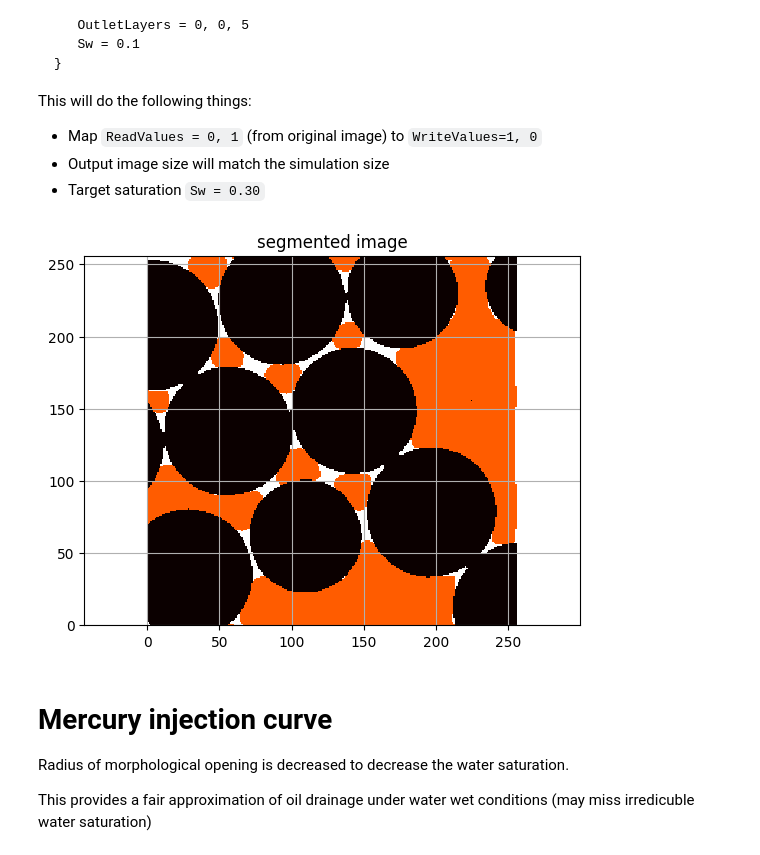
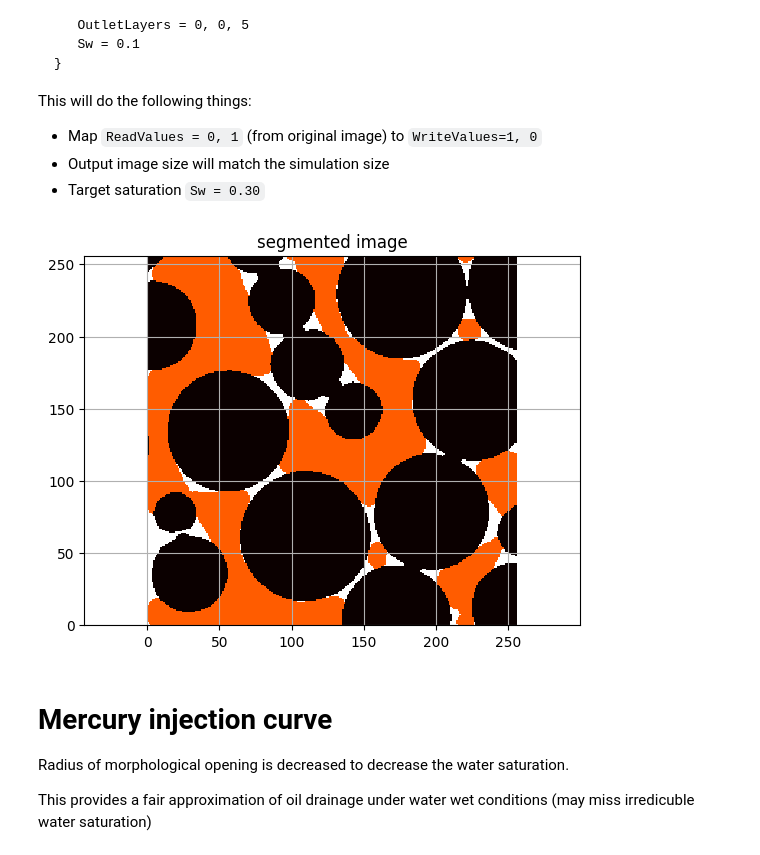
Before and after one commit to thoth291/porescale_quantification_workshop, a Jupyter notebook: tutorial/1C_Morphological_McClure.ipynb, the cells around one changed output. Saved outputs shown, nothing was run; the diff lists cells and outputs as text; code cells hidden in the pictures.

```diff
--- a/tutorial/1C_Morphological_McClure.ipynb
+++ b/tutorial/1C_Morphological_McClure.ipynb
@@ -107,19 +107,19 @@ This will do the following things:
 # %%
 def PlotMorphImage(input_file) :
     ID=tifffile.imread(input_file)
-    slice=int(Nz/2)
     plt.figure(2)
     plt.title('segmented image')
-    plt.pcolormesh(ID[slice,:,:],cmap='hot')
+    plt.pcolormesh(ID[100,:,:],cmap='hot')
     plt.xlabel('')
     plt.ylabel('')
     plt.grid(True)
     plt.axis('equal')
     plt.show()
 
+
 PlotMorphImage("../data/morphdrain/segmented_bead_pack_256_morphdrain.tif")
 # %% [output]
-[figure, old version]
+[figure, new version]
 # %% [markdown]
 # Mercury injection curve
 
```
Also changed, not shown: parts of 1 cell of this notebook, 7 other files.
